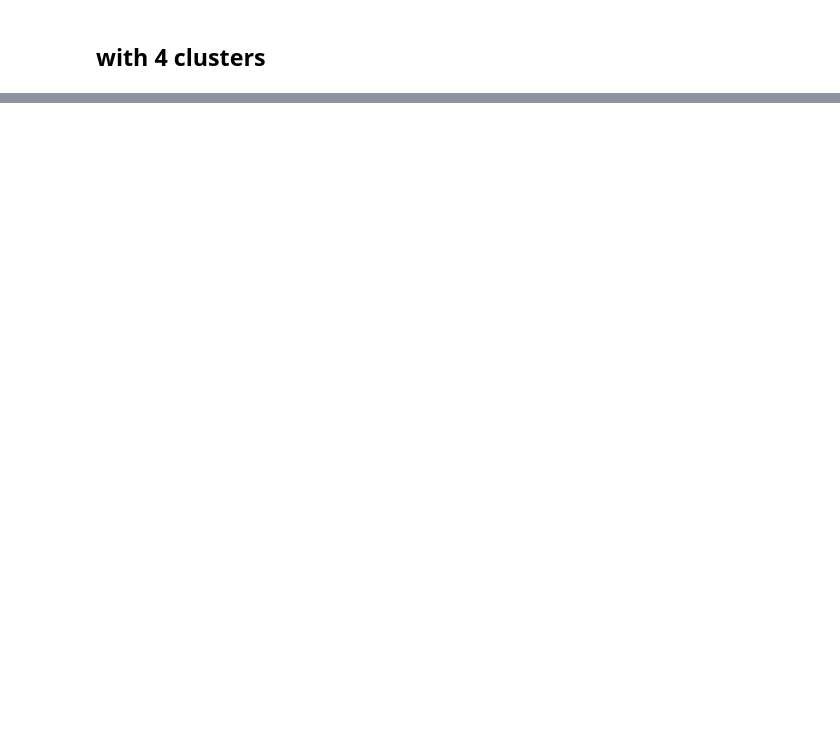
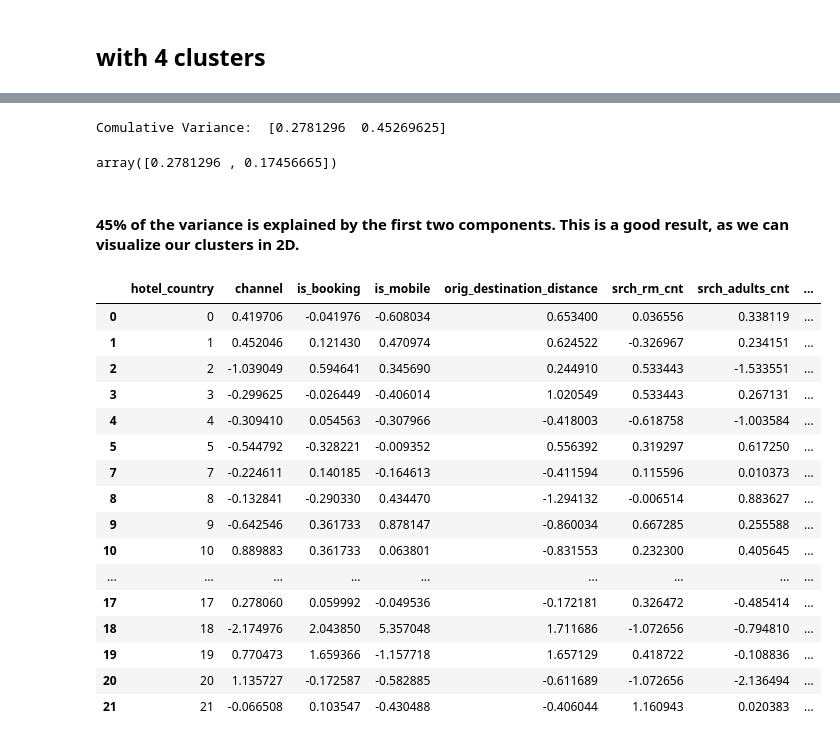
Before and after one commit to MarTvyal62/data_analytics_with_python, a Jupyter notebook: notebooks/17_clustering.ipynb, the cells around one changed output, grey strips where cells are left out. Drawn from its saved outputs; the diff is of its cells as text; code cells hidden in the pictures; blank space fills up the shorter version.

```diff
--- a/notebooks/17_clustering.ipynb
+++ b/notebooks/17_clustering.ipynb
@@ -425,0 +467,13 @@ plt.show()
+# %%
+# Our selected features
+features_to_explore = ['channel', 'is_booking', 'is_mobile', 'orig_destination_distance',
+        'srch_rm_cnt', 'srch_adults_cnt', 'srch_children_cnt']
+
+
+df_clustering = df[features_to_explore + ['hotel_country']]
+
+df_clustering_groups = (df_clustering
+                            .groupby('hotel_country')
+                            .mean()
+                            .reset_index()
+                            .dropna(axis=0))
@@ -425,0 +525,41 @@ plt.show()
+# %%
+from sklearn import decomposition
+
+pca = decomposition.PCA(n_components=2, whiten=True)
+
+pca_results = pca.fit_transform(df_clustering_std[features_to_explore])
+
+explained_variance = pca.explained_variance_ratio_
+cumulative_variance = np.cumsum(explained_variance)
+
+
+print(f"Comulative Variance:  {cumulative_variance}")
+explained_variance
+# %% [output]
+Comulative Variance:  [0.2781296  0.45269625]
+array([0.2781296 , 0.17456665])
+# %% [markdown]
+#### 45%  of the variance is explained by the first two components. This is a good result, as we can visualize our clusters in 2D.
+# %%
+df_clustering_std['x'] = pca_results[:,0]
+df_clustering_std['y'] = pca_results[:,1]
+
+df_clustering_std.head(20)
+# %% [output]
+|  | hotel_country | channel | is_booking | is_mobile | orig_destination_distance | srch_rm_cnt | srch_adults_cnt | ... |
+| 0 | 0 | 0.419706 | -0.041976 | -0.608034 | 0.653400 | 0.036556 | 0.338119 | ... |
+| 1 | 1 | 0.452046 | 0.121430 | 0.470974 | 0.624522 | -0.326967 | 0.234151 | ... |
+| 2 | 2 | -1.039049 | 0.594641 | 0.345690 | 0.244910 | 0.533443 | -1.533551 | ... |
+| 3 | 3 | -0.299625 | -0.026449 | -0.406014 | 1.020549 | 0.533443 | 0.267131 | ... |
+| 4 | 4 | -0.309410 | 0.054563 | -0.307966 | -0.418003 | -0.618758 | -1.003584 | ... |
+| 5 | 5 | -0.544792 | -0.328221 | -0.009352 | 0.556392 | 0.319297 | 0.617250 | ... |
+| 7 | 7 | -0.224611 | 0.140185 | -0.164613 | -0.411594 | 0.115596 | 0.010373 | ... |
+| 8 | 8 | -0.132841 | -0.290330 | 0.434470 | -1.294132 | -0.006514 | 0.883627 | ... |
+| 9 | 9 | -0.642546 | 0.361733 | 0.878147 | -0.860034 | 0.667285 | 0.255588 | ... |
+| 10 | 10 | 0.889883 | 0.361733 | 0.063801 | -0.831553 | 0.232300 | 0.405645 | ... |
+| ... | ... | ... | ... | ... | ... | ... | ... | ... |
+| 17 | 17 | 0.278060 | 0.059992 | -0.049536 | -0.172181 | 0.326472 | -0.485414 | ... |
+| 18 | 18 | -2.174976 | 2.043850 | 5.357048 | 1.711686 | -1.072656 | -0.794810 | ... |
+| 19 | 19 | 0.770473 | 1.659366 | -1.157718 | 1.657129 | 0.418722 | -0.108836 | ... |
+| 20 | 20 | 1.135727 | -0.172587 | -0.582885 | -0.611689 | -1.072656 | -2.136494 | ... |
+| 21 | 21 | -0.066508 | 0.103547 | -0.430488 | -0.406044 | 1.160943 | 0.020383 | ... |
```
Also changed, not shown: parts of 12 cells of this notebook, 2 other files.
